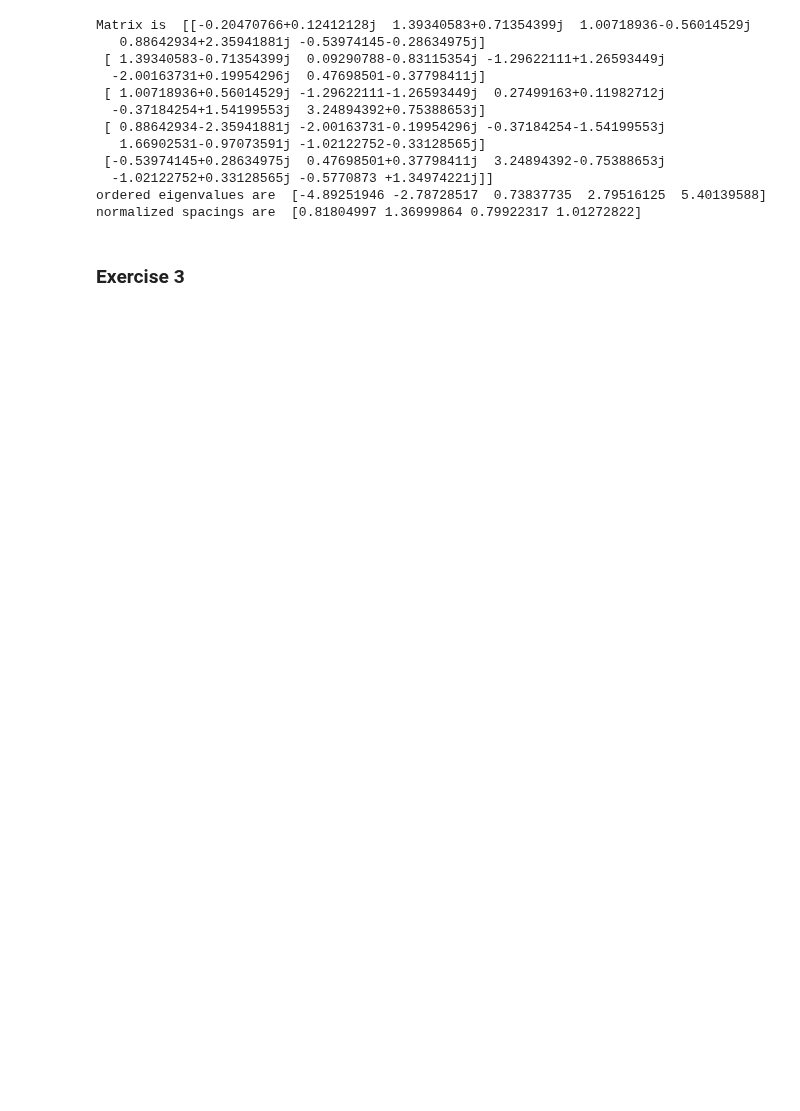
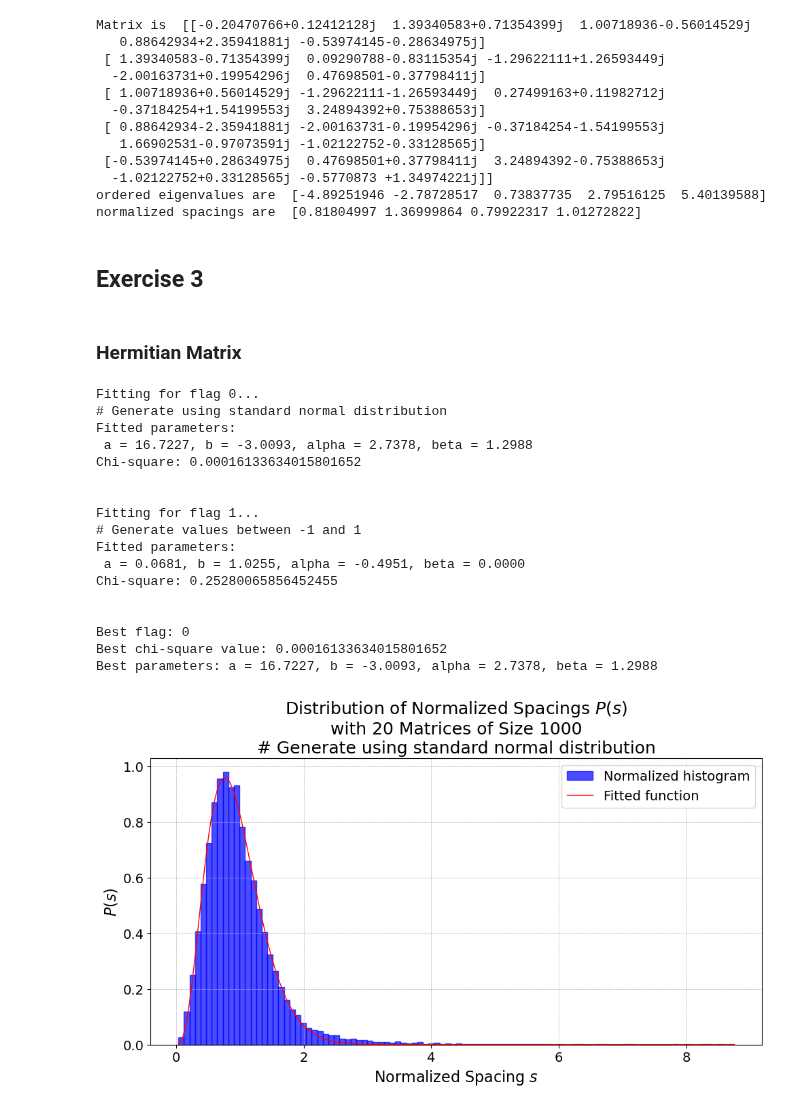
Before and after one commit to sdracia/QIC, a Jupyter notebook: 03_Assignement/hermitian_matr.ipynb, the cells around one changed output. Saved outputs shown, nothing was run; the diff lists cells and outputs as text; code cells hidden in the pictures; blank space fills up the shorter version.

```diff
--- a/03_Assignement/hermitian_matr.ipynb
+++ b/03_Assignement/hermitian_matr.ipynb
@@ -236,4 +30,35 @@ Matrix is  [[-0.20470766+0.12412128j  1.39340583+0.71354399j  1.00718936-0.56014
 ordered eigenvalues are  [-4.89251946 -2.78728517  0.73837735  2.79516125  5.40139588]
 normalized spacings are  [0.81804997 1.36999864 0.79922317 1.01272822]
 # %% [markdown]
-### Exercise 3
+## Exercise 3
+# %% [markdown]
+### Hermitian Matrix
+# %%
+# I do the fitting for each flag, for the hermitian matrix only.
+
+N = 1000  # Size of each matrix
+num_matrices = 20  # Number of random matrices to accumulate data
+N_bins = 100  # Number of bins for the histogram
+flag = np.array([0,1])
+type = "hermitian"
+
+best_flag, best_chi_square, a_best, b_best, alpha_best, beta_best = ft.results(N,num_matrices, N_bins, flag, type)
+# %% [output]
+Fitting for flag 0...
+# Generate using standard normal distribution
+Fitted parameters:
+ a = 16.7227, b = -3.0093, alpha = 2.7378, beta = 1.2988
+Chi-square: 0.00016133634015801652
+
+
+Fitting for flag 1...
+# Generate values between -1 and 1
+Fitted parameters:
+ a = 0.0681, b = 1.0255, alpha = -0.4951, beta = 0.0000
+Chi-square: 0.25280065856452455
+
+
+Best flag: 0
+Best chi-square value: 0.00016133634015801652
+Best parameters: a = 16.7227, b = -3.0093, alpha = 2.7378, beta = 1.2988
+[figure, added]
```
Also changed, not shown: parts of 15 cells of this notebook, 17 other files.
